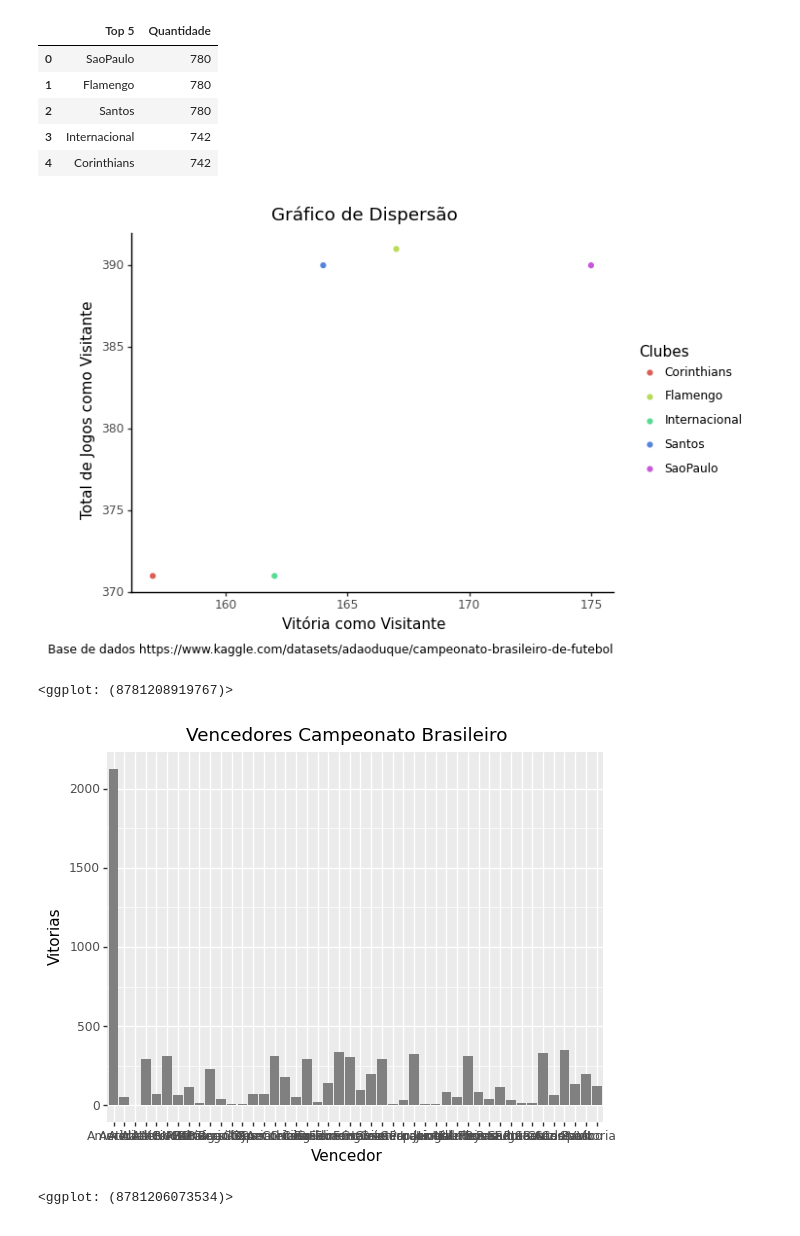
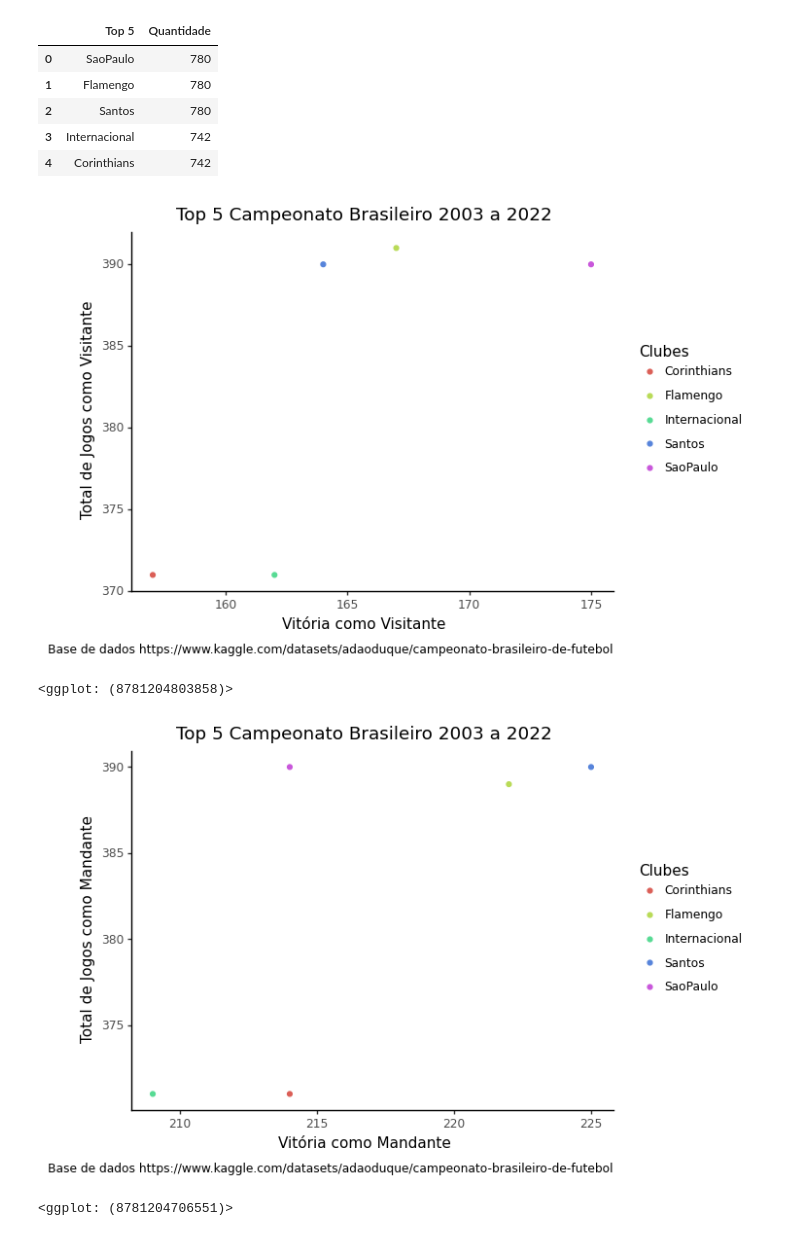
Before and after one commit to deniscruzrodrigues/intro_python_verao_ime_2023, a Jupyter notebook: notebooks/EDA.ipynb, the cells around one changed output. Cells and saved outputs as stored; diff of their text form; code cells hidden in the pictures.

```diff
--- a/notebooks/EDA.ipynb
+++ b/notebooks/EDA.ipynb
@@ -185,33 +185,40 @@ dadosTratados
 | 3 | Internacional | 742 |
 | 4 | Corinthians | 742 |
 # %%
-(ggplot(dadosTratados, aes(x="visitvit",
-                    y="totalvisit",
-#                    size="Top 5",
-                    colour="Top 5")) +
+#Hipótese:
+#Qual o clube que mais venceu partidas no Campeonato Brasileiro nos últimos 19 anos (2003 a 2022) como visitante?
+
+(ggplot(dadosTratados, aes(x='visitvit',
+                    y='totalvisit',
+                    colour='Top 5')) +
  geom_point() +
  theme_classic() +
- labs(title = "Gráfico de Dispersão",
-      x = "Vitória como Visitante",
-      y = "Total de Jogos como Visitante",
-      colour = "Clubes",
-      caption = "Base de dados https://www.kaggle.com/datasets/adaoduque/campeonato-brasileiro-de-futebol")
+ labs(title = 'Top 5 Campeonato Brasileiro 2003 a 2022',
+      x = 'Vitória como Visitante',
+      y = 'Total de Jogos como Visitante',
+      colour = 'Clubes',
+      caption = 'Base de dados https://www.kaggle.com/datasets/adaoduque/campeonato-brasileiro-de-futebol')
 )
+#Pelo gráfico gerado, validamos que o maior vencedor do Campeonato Brasileiro nos últimos 19 anos (2003 a 2022) é o São Paulo com 175 vitórias como visitante.
 # %% [output]
-[figure, old version]
+[figure, new version]
-<ggplot: (8781208919767)>
+<ggplot: (8781204803858)>
 # %%
 #Hipótese:
-#Qual o clube que mais venceu partidas no Campeonato Brasileiro nos últimos 19 anos (2003 a 2022) como visitante?
+#Qual o clube que mais venceu partidas no Campeonato Brasileiro nos últimos 19 anos (2003 a 2022) como mandante?
 
-(ggplot(campeonato_reduzido, aes(x = "vencedor")) +
- geom_bar(fill = "Gray") +
- labs(x = "Vencedor",
-      y = "Vitorias",
-      title = "Vencedores Campeonato Brasileiro")
+(ggplot(dadosTratados, aes(x='mandvit',
+                    y='totalmand',
+                    colour='Top 5')) +
+ geom_point() +
+ theme_classic() +
+ labs(title = 'Top 5 Campeonato Brasileiro 2003 a 2022',
+      x = 'Vitória como Mandante',
+      y = 'Total de Jogos como Mandante',
+      colour = 'Clubes',
+      caption = 'Base de dados https://www.kaggle.com/datasets/adaoduque/campeonato-brasileiro-de-futebol')
 )
-
- #Pelo gráfico gerado, validamos que o maior vencedor do Campeonato Brasileiro nos últimos 19 anos (2003 a 2022) é o Flamengo com 335 vitórias.
+#Pelo gráfico gerado, validamos que o maior vencedor do Campeonato Brasileiro nos últimos 19 anos (2003 a 2022) é o Santos com 225 vitórias como visitante.
 # %% [output]
-[figure, old version]
+[figure, new version]
-<ggplot: (8781206073534)>
+<ggplot: (8781204706551)>
```
Also changed, not shown: parts of 2 cells of this notebook.
